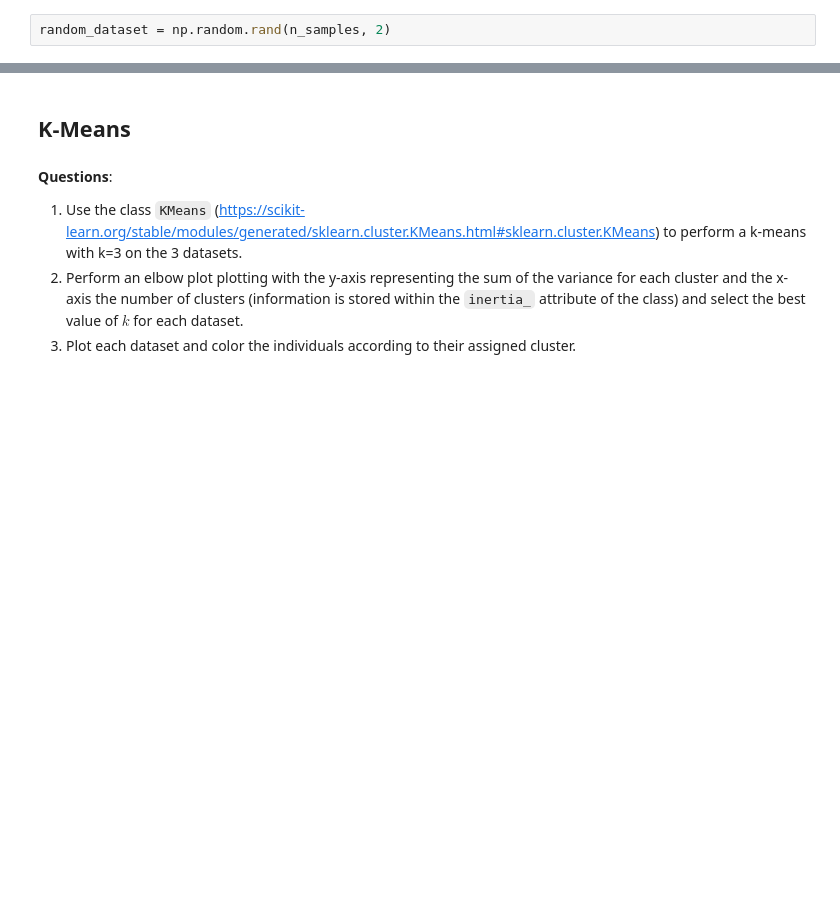
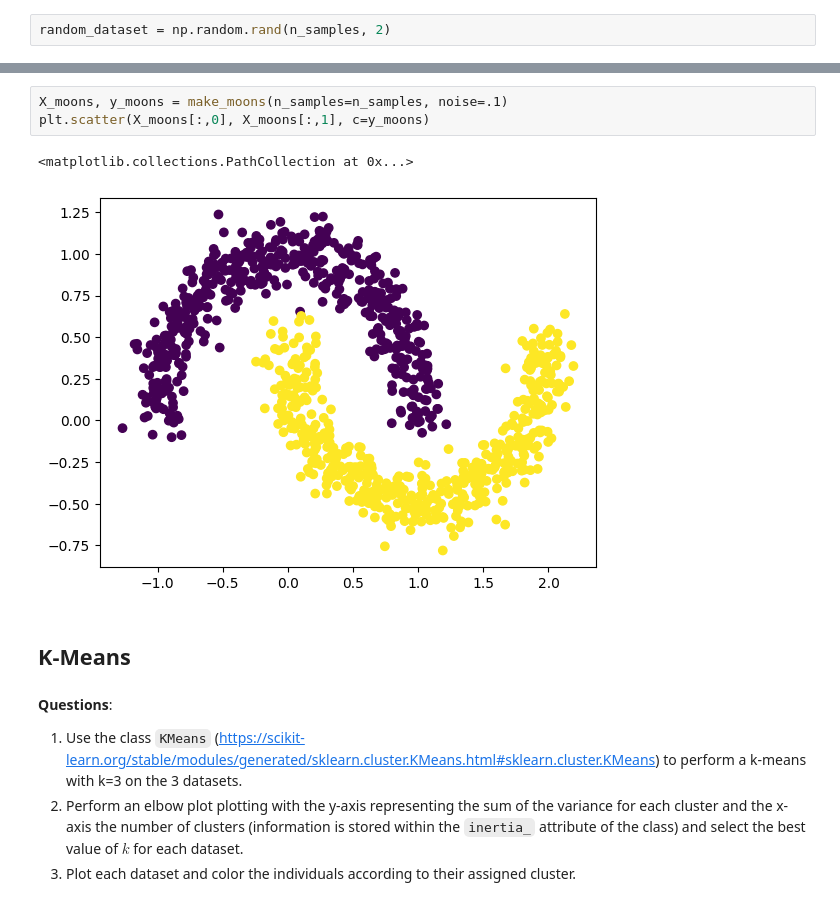
Before and after one commit to SphRbtHyk/miashs_introduction_ml, a Jupyter notebook: lab8/clustering.ipynb, the cells around one changed output, grey strips where cells are left out. Cells and saved outputs as stored; diff of their text form; blank space fills up the shorter version.

```diff
--- a/lab8/clustering.ipynb
+++ b/lab8/clustering.ipynb
@@ -26,3 +31,9 @@ random_dataset = np.random.rand(n_samples, 2)
+# %%
+X_moons, y_moons = make_moons(n_samples=n_samples, noise=.1)
+plt.scatter(X_moons[:,0], X_moons[:,1], c=y_moons)
+# %% [output]
+<matplotlib.collections.PathCollection at 0x...>
+[figure, added]
 # %% [markdown]
 ## K-Means
 # %% [markdown]
```
Also changed, not shown: parts of 20 cells of this notebook.
